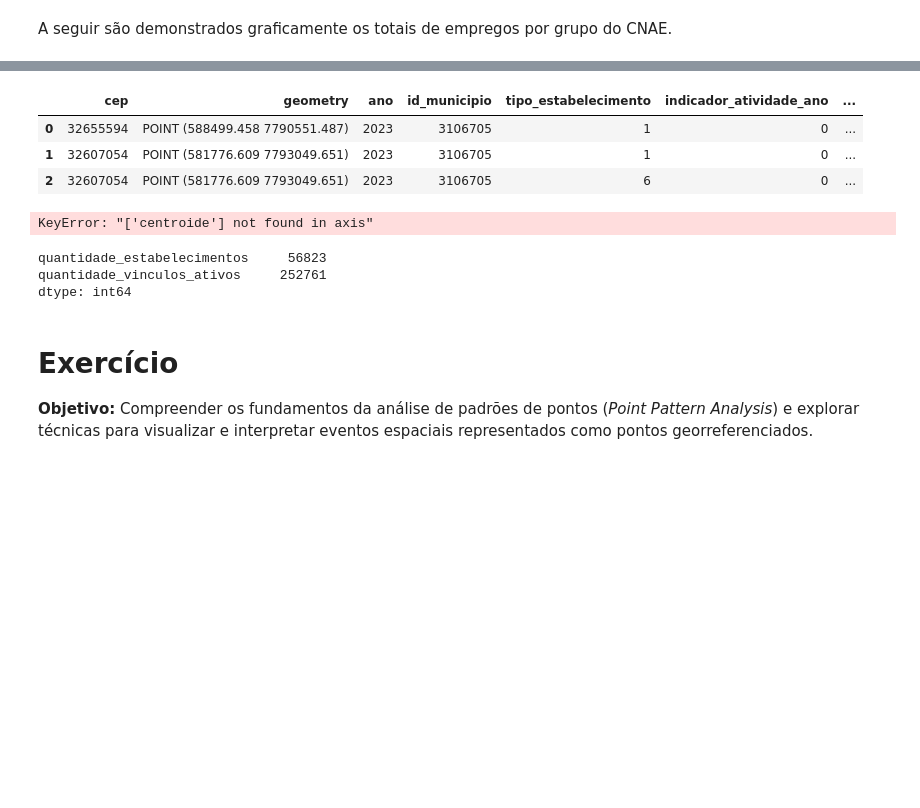
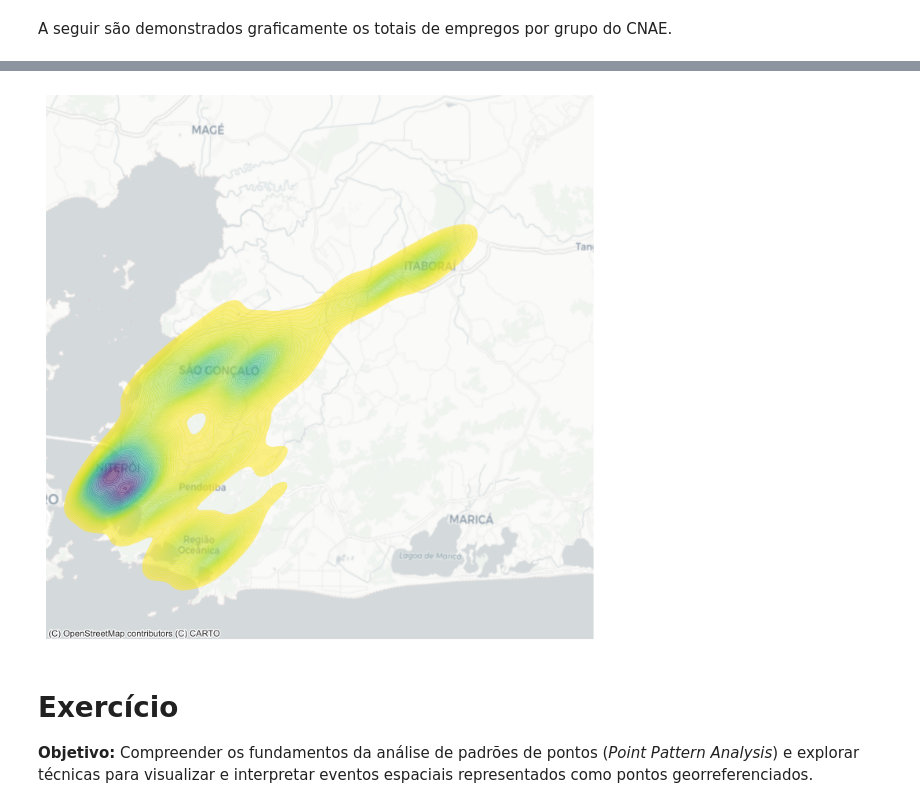
Before and after one commit to redemobGIT/roda, a Jupyter notebook: scripts/rais.ipynb, the cells around one changed output, grey strips where cells are left out. Drawn from its saved outputs; the diff is of its cells as text; code cells hidden in the pictures; blank space fills up the shorter version.

```diff
--- a/scripts/rais.ipynb
+++ b/scripts/rais.ipynb
@@ -683,3 +660,26 @@ plt.show()
 # %%
-rais.sample(5000).explore(prefer_canvas=True)
+import contextily as ctx
+# Set up figure and axis
+f, ax = plt.subplots(1, figsize=(9, 9))
+# Generate and add KDE with a shading of 50 gradients
+# coloured contours, 75% of transparency,
+# and the reverse viridis colormap
+sns.kdeplot(
+    ax=ax,
+    x="x",
+    y="y",
+    data=all_jobs.assign(x=all_jobs.geometry.x, y=all_jobs.geometry.y),
+    n_levels=50,
+    shade=True,
+    alpha=0.55,
+    cmap="viridis_r",
+)
+# Add basemap
+ctx.add_basemap(
+    ax, source=ctx.providers.CartoDB.Positron, crs=all_jobs.crs
+)
+# Remove axes
+ax.set_axis_off()
+
+plt.show()
 # %% [output]
@@ -687,7 +686 @@ rais.sample(5000).explore(prefer_canvas=True)
+[figure, added]
-# %%
-rais.head(3)
-# %% [output]
-|  | cep | geometry | ano | id_municipio | tipo_estabelecimento | indicador_atividade_ano | ... |
-| 0 | 32655594 | POINT (588499.458 7790551.487) | 2023 | 3106705 | 1 | 0 | ... |
-| 1 | 32607054 | POINT (581776.609 7793049.651) | 2023 | 3106705 | 1 | 0 | ... |
-| 2 | 32607054 | POINT (581776.609 7793049.651) | 2023 | 3106705 | 6 | 0 | ... |
@@ -707,19 +686,0 @@ rais_2023.to_parquet(output_path, index=False, compression='brotli')
-# %%
-# Consolidate rais_2023 by counting rows grouped by 'cep' and summing 'quantidade_vinculos_ativos'
-rais_by_cep_2023 = (
-    rais_2023
-    .groupby('cep', as_index=False)
-    .agg(
-        quantidade_estabelecimentos=('cep', 'size'),
-        quantidade_vinculos_ativos=('quantidade_vinculos_ativos', 'sum')
-    )
-)
-
-# Merge with 'ceps' to retain geometries
-rais_by_cep_2023 = (
-    ceps
-    .merge(rais_by_cep_2023, on='cep', how='inner')
-    .drop(columns='centroide')
-)
-# %% [output]
-KeyError: "['centroide'] not found in axis"
@@ -732,9 +687,3 @@ rais_by_cep_2023.to_parquet(output_path_cep, index=False, compression='brotli')
-# %%
-rais_by_cep_2023.sum(numeric_only=True)
-# %% [output]
-quantidade_estabelecimentos     56823
-quantidade_vinculos_ativos     252761
-dtype: int64
 # %% [markdown]
 # Exercício
 
```
Also changed, not shown: parts of 14 cells of this notebook, 6 other files.
